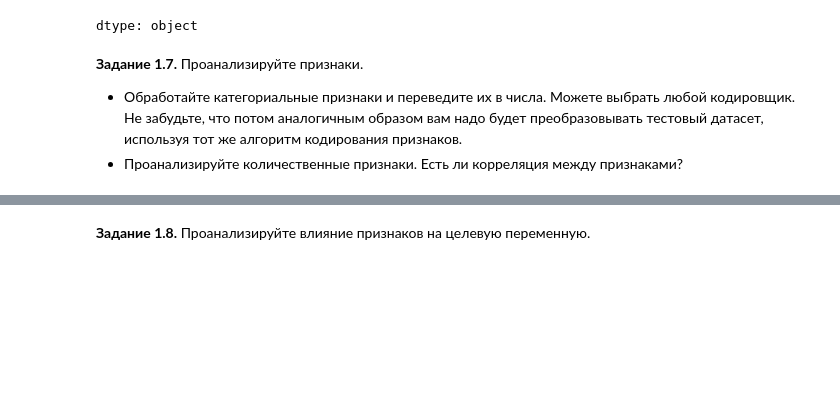
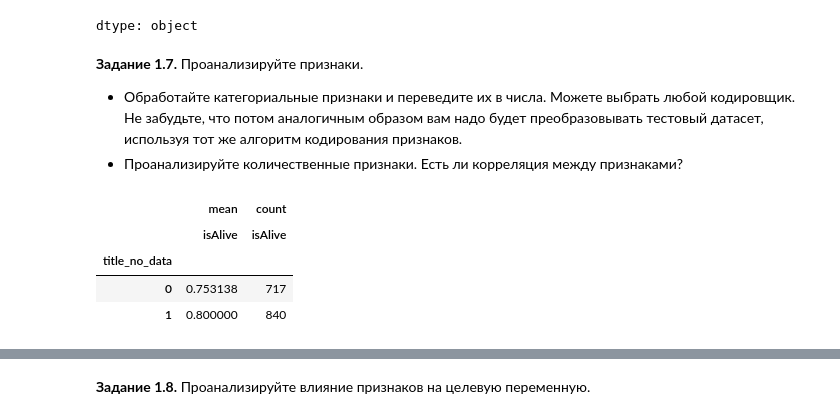
Before and after one commit to Urmatbekow/30github, a Jupyter notebook: week_01_ml_intro/Homework/hw_1_game_of_thrones.ipynb, the cells around one changed output, grey strips where cells are left out. Drawn from its saved outputs; the diff is of its cells as text; code cells hidden in the pictures; blank space fills up the shorter version.

```diff
--- a/week_01_ml_intro/Homework/hw_1_game_of_thrones.ipynb
+++ b/week_01_ml_intro/Homework/hw_1_game_of_thrones.ipynb
@@ -411,3 +411,11 @@ dtype: object
 **Задание 1.7.** Проанализируйте признаки.
   * Обработайте категориальные признаки и переведите их в числа. Можете выбрать любой кодировщик. Не забудьте, что потом аналогичным образом вам надо будет преобразовывать тестовый датасет, используя тот же алгоритм кодирования признаков.
   * Проанализируйте количественные признаки. Есть ли корреляция между признаками?
+# %%
+pd.pivot_table(data = data, index = 'title_no_data', values = 'isAlive', aggfunc=['mean', 'count'], dropna = False)
+# %% [output]
+|  | mean | count |
+|  | isAlive | isAlive |
+| title_no_data |  |  |
+| 0 | 0.753138 | 717 |
+| 1 | 0.800000 | 840 |
```
Also changed, not shown: parts of 33 cells of this notebook.
